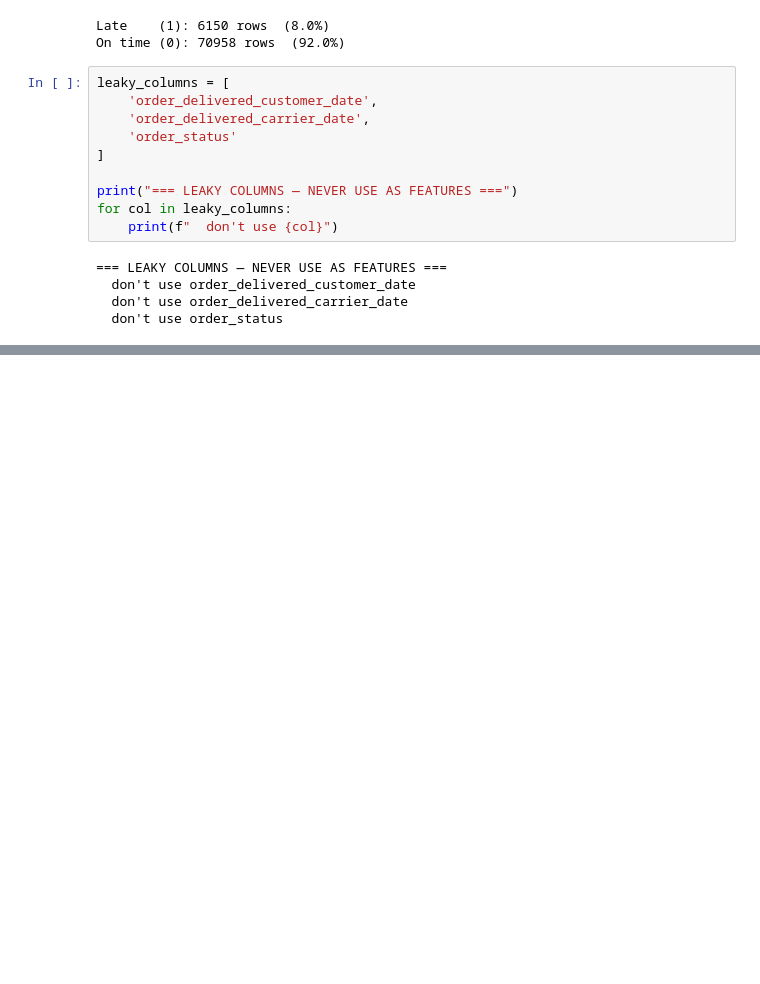
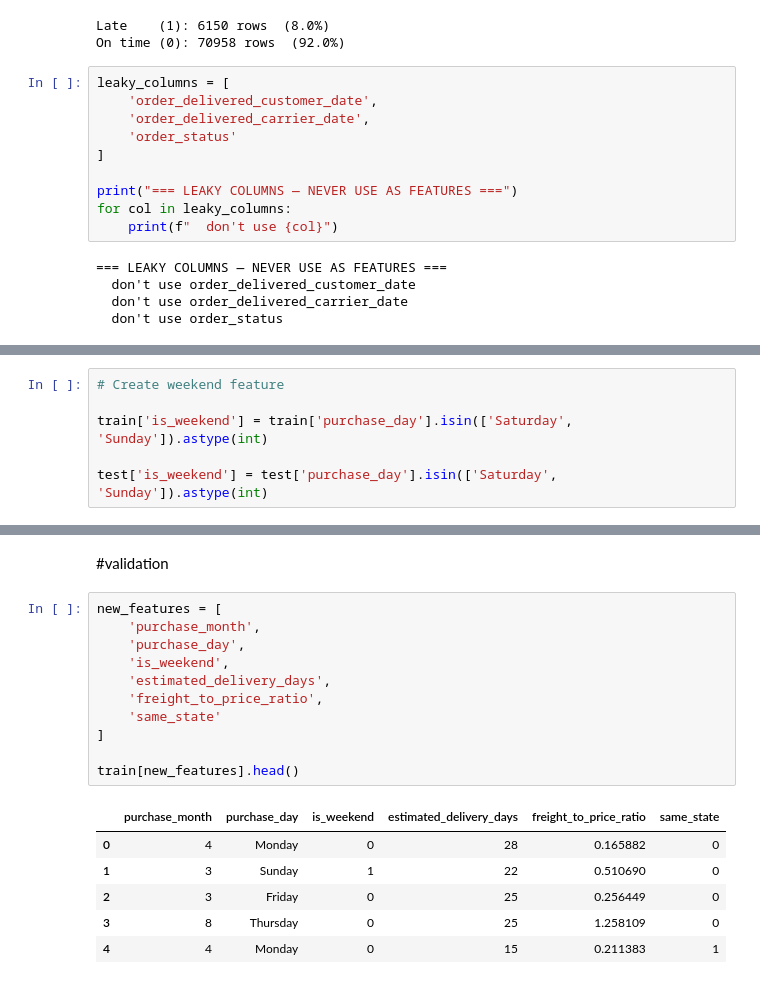
Before and after one commit to Mohamedsafwannn/MLOPS_pgp, a Jupyter notebook: notebook/feature_engineering.ipynb, the cells around one changed output, grey strips where cells are left out. Saved outputs shown, nothing was run; the diff lists cells and outputs as text; blank space fills up the shorter version.

```diff
--- a/notebook/feature_engineering.ipynb
+++ b/notebook/feature_engineering.ipynb
@@ -114,0 +166,6 @@ for col in leaky_columns:
+# %%
+# Create weekend feature
+
+train['is_weekend'] = train['purchase_day'].isin(['Saturday', 'Sunday']).astype(int)
+
+test['is_weekend'] = test['purchase_day'].isin(['Saturday', 'Sunday']).astype(int)
@@ -114,0 +367,20 @@ for col in leaky_columns:
+# %% [markdown]
+#validation
+# %%
+new_features = [
+    'purchase_month',
+    'purchase_day',
+    'is_weekend',
+    'estimated_delivery_days',
+    'freight_to_price_ratio',
+    'same_state'
+]
+
+train[new_features].head()
+# %% [output]
+|  | purchase_month | purchase_day | is_weekend | estimated_delivery_days | freight_to_price_ratio | same_state |
+| 0 | 4 | Monday | 0 | 28 | 0.165882 | 0 |
+| 1 | 3 | Sunday | 1 | 22 | 0.510690 | 0 |
+| 2 | 3 | Friday | 0 | 25 | 0.256449 | 0 |
+| 3 | 8 | Thursday | 0 | 25 | 1.258109 | 0 |
+| 4 | 4 | Monday | 0 | 15 | 0.211383 | 1 |
```
Also changed, not shown: parts of 30 cells of this notebook, 2 other files.
